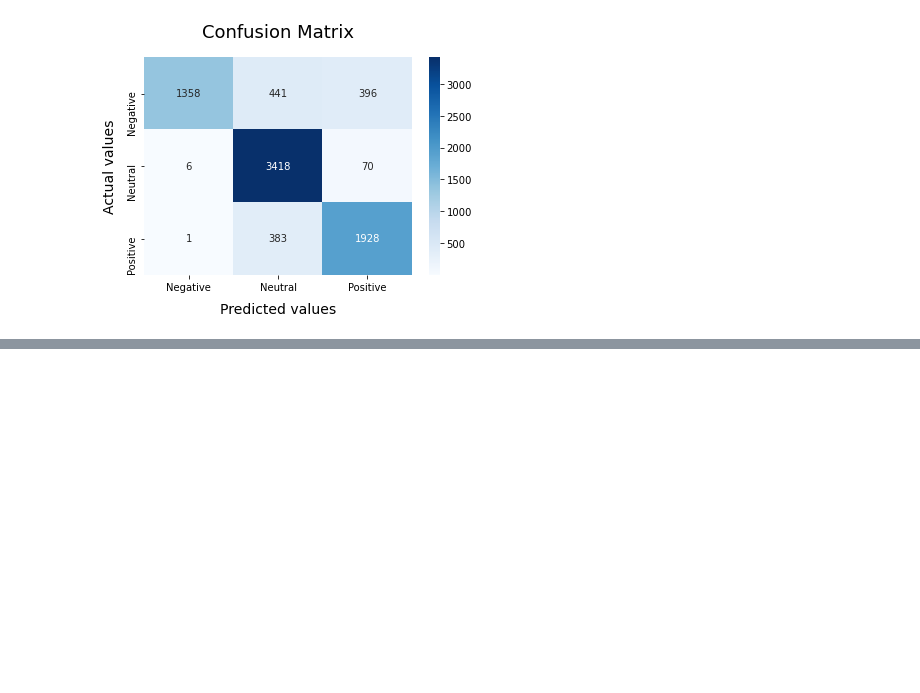
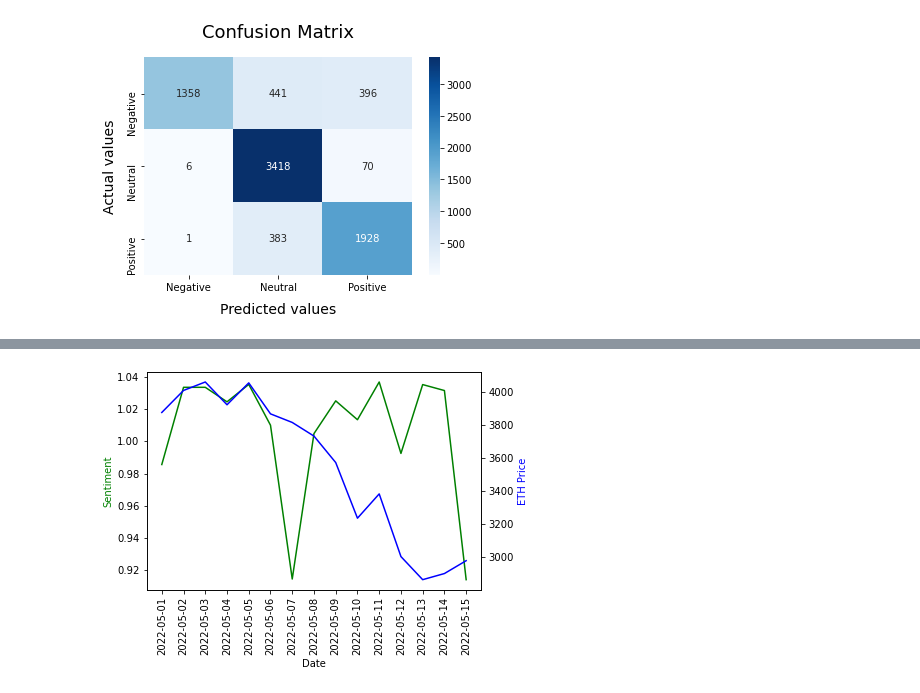
Before and after one commit to Ashlynbh/Crypto_Sentiment_Project, a Jupyter notebook: Ethereum_ML.ipynb, the cells around one changed output, grey strips where cells are left out. Saved outputs shown, nothing was run; the diff lists cells and outputs as text; code cells hidden in the pictures; blank space fills up the shorter version.

```diff
--- a/Ethereum_ML.ipynb
+++ b/Ethereum_ML.ipynb
@@ -613,0 +560,4 @@ weighted avg       0.86      0.84      0.83      8001
+# %%
+eth_sentiment = eth1.groupby('date')['sentiment'].mean()
+eth_sentiment = eth_sentiment.reset_index()
+eth_sentiment
@@ -614,3 +581,28 @@ weighted avg       0.86      0.84      0.83      8001
+# %%
+eth_price_sen = pd.merge(eth_sentiment, crypto,how='outer', on='date')
+# %%
+eth_clean1 = eth_price_sen.dropna(subset=['sentiment'])
+# %%
+x = eth_clean1["date"]
+y1 = eth_clean1["sentiment"]
+y2 = eth_clean1["ethereum_price"]
+
+
+fig, ax1 = plt.subplots()
+plt.xticks(rotation = 90)
+ax2 = ax1.twinx()
+
+
+ax1.plot(x, y1, 'g-')
+ax2.plot(x, y2, 'b-')
+
+ax1.set_xlabel('Date')
+ax1.set_ylabel('Sentiment', color='g')
+ax2.set_ylabel('ETH Price', color='b')
+
+plt.show()
+# %% [output]
+[figure, added]
 # %%
 eth_pos_avg = eth.groupby('date')['positive'].mean()
 eth_pos_avg = eth_pos_avg.reset_index()
```
Also changed, not shown: parts of 16 cells of this notebook, 1 other file.
